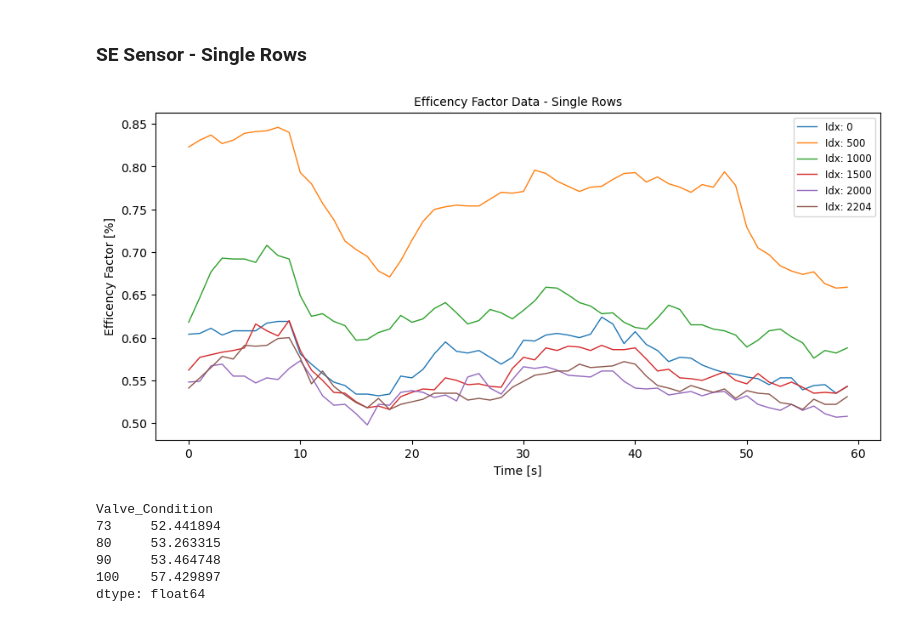
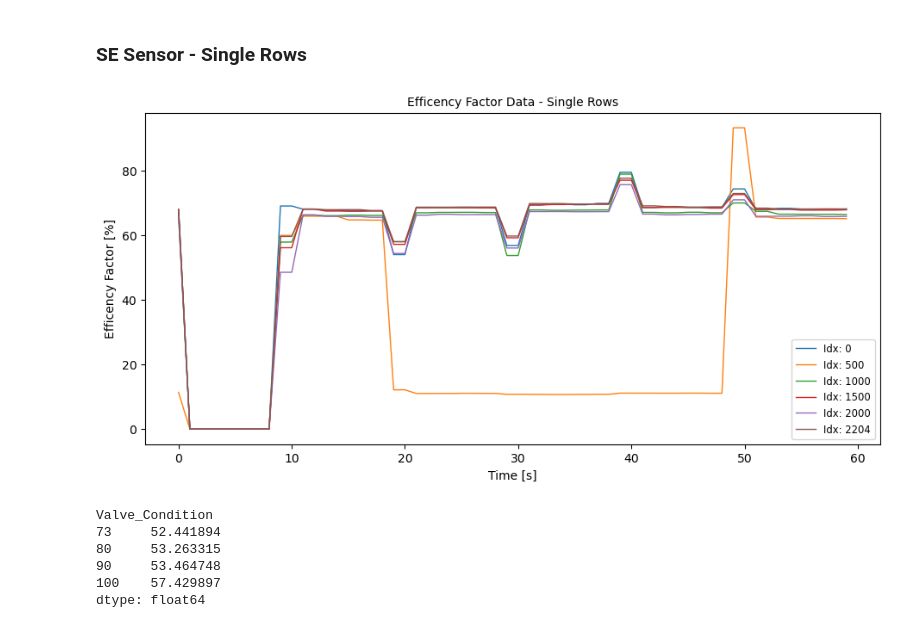
Before and after one commit to danielsaiger1/uni_projects, a Jupyter notebook: python_advanced/final_project/data_exploration_final.ipynb, the cells around one changed output. Drawn from its saved outputs; the diff is of its cells as text; code cells hidden in the pictures.

```diff
--- a/python_advanced/final_project/data_exploration_final.ipynb
+++ b/python_advanced/final_project/data_exploration_final.ipynb
@@ -96,14 +149,31 @@ def data_plot(ax, dataframe, title, x_label, y_label):
     ax.set_xlabel(x_label)
     ax.set_ylabel(y_label)
     plt.legend(loc='best', fontsize='small')
-# %%
-def plot_single_rows(ax, dataframe, title, x_label, y_label, idx):
-    for index in idx:
-        ax.plot(dataframe.iloc[index], label=f"Idx: {index}", linewidth=1)
-    ax.set_title(title, fontsize=10)
-    ax.set_xlabel(x_label)
-    ax.set_ylabel(y_label)
-    plt.legend(loc='best', fontsize='small')
+# %%
+from typing import List
+
+def plot_single_rows(ax: plt.Axes, dataframe: pd.DataFrame, title: str, x_label: str, y_label: str, index_list: List[int]) -> None:
+    """
+    Plots specific rows from the given dataframe based on the indices in index_list.
+
+    Args:
+        ax (Axes): The axes object to plot the data on.
+        dataframe (DataFrame): The DataFrame containing the data to be plotted.
+        title (str): The title of the plot.
+        x_label (str): The label for the x-axis.
+        y_label (str): The label for the y-axis.
+        index_list (List[int]): List of row indices to be plotted.
+
+    Returns:
+        None: This function does not return anything, the plot is shown by calling it.
+    """
+    for row in index_list:
+        ax.plot(dataframe.iloc[row], label=f"Idx: {row}", linewidth=1)
+
+    ax.set_title(title, fontsize=10)
+    ax.set_xlabel(x_label)
+    ax.set_ylabel(y_label)
+    plt.legend(loc='best', fontsize='small')
 # %%
 idx = [0 , 500, 1000, 1500, 2000, 2204]
 # %%
@@ -226,12 +296,12 @@ data_plot(ax, data['se'], title, x_label, y_label)
 # %%
 title = "Efficency Factor Data - Single Rows"
 x_label = "Time [s]"
 y_label = "Efficency Factor [%]"
 
 fig, ax = plt.subplots(figsize=(11, 5), dpi=100)
-plot_single_rows(ax, data['vs1'], title, x_label, y_label, idx)
+plot_single_rows(ax, data['se'], title, x_label, y_label, idx)
 # %% [output]
-[figure, old version]
+[figure, new version]
 # %%
 print(mean_per_vc(data['se']))
 # %% [output]
```
Also changed, not shown: parts of 14 cells of this notebook.
